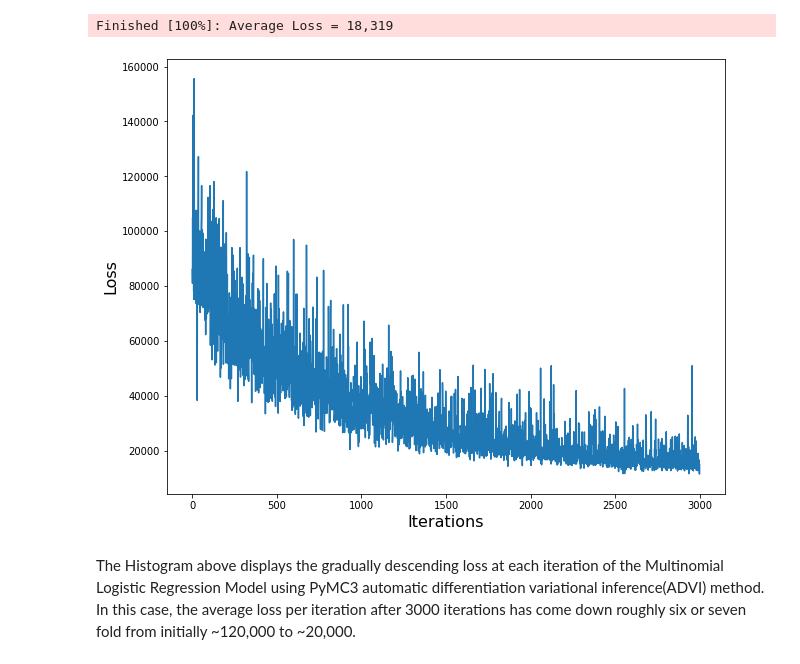
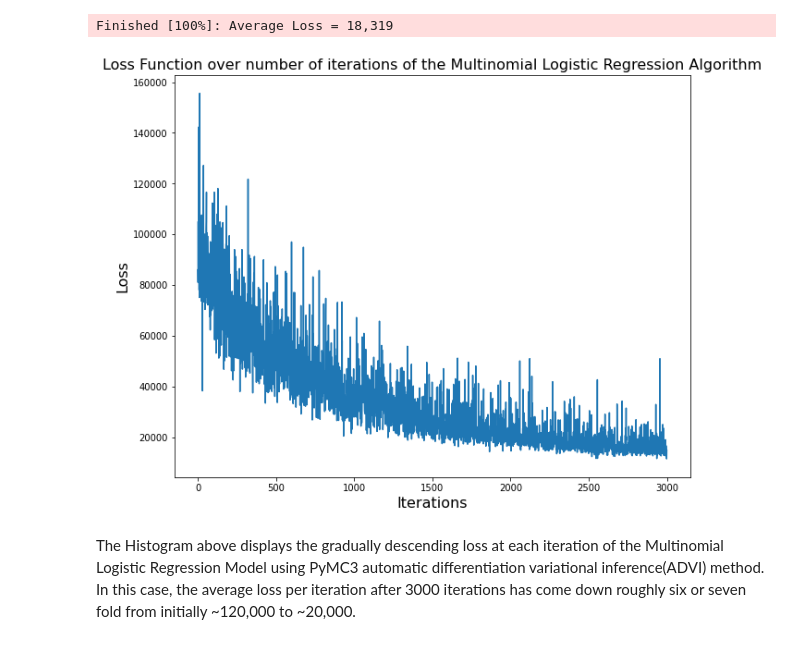
Before and after one commit to ET5003-Group1/ET5003, a Jupyter notebook: Etivity_1_Nigel_Portley_9022724.ipynb, the cells around one changed output. Cells and saved outputs as stored; diff of their text form; code cells hidden in the pictures.

```diff
--- a/Etivity_1_Nigel_Portley_9022724.ipynb
+++ b/Etivity_1_Nigel_Portley_9022724.ipynb
@@ -479,11 +493,12 @@ Finished [100%]: Average Loss = 18,319
 # %%
 plt.figure(figsize=(10,8))
 plt.xlabel('Iterations', fontsize=16)
 plt.ylabel('Loss', fontsize=16)
+plt.title('Loss Function over number of iterations of the Multinomial Logistic Regression Algorithm', fontsize=16)
 plt.plot(approx.hist)
 plt.show()
 # %% [output]
-[figure, old version]
+[figure, new version]
 # %% [markdown]
 The Histogram above displays the gradually descending loss at each iteration of the Multinomial Logistic Regression Model using PyMC3 automatic differentiation variational inference(ADVI) method. In this case, the average loss per iteration after 3000 iterations has come down roughly six or seven fold from initially ~120,000 to ~20,000.
 # %%
```
Also changed, not shown: parts of 9 cells of this notebook.
